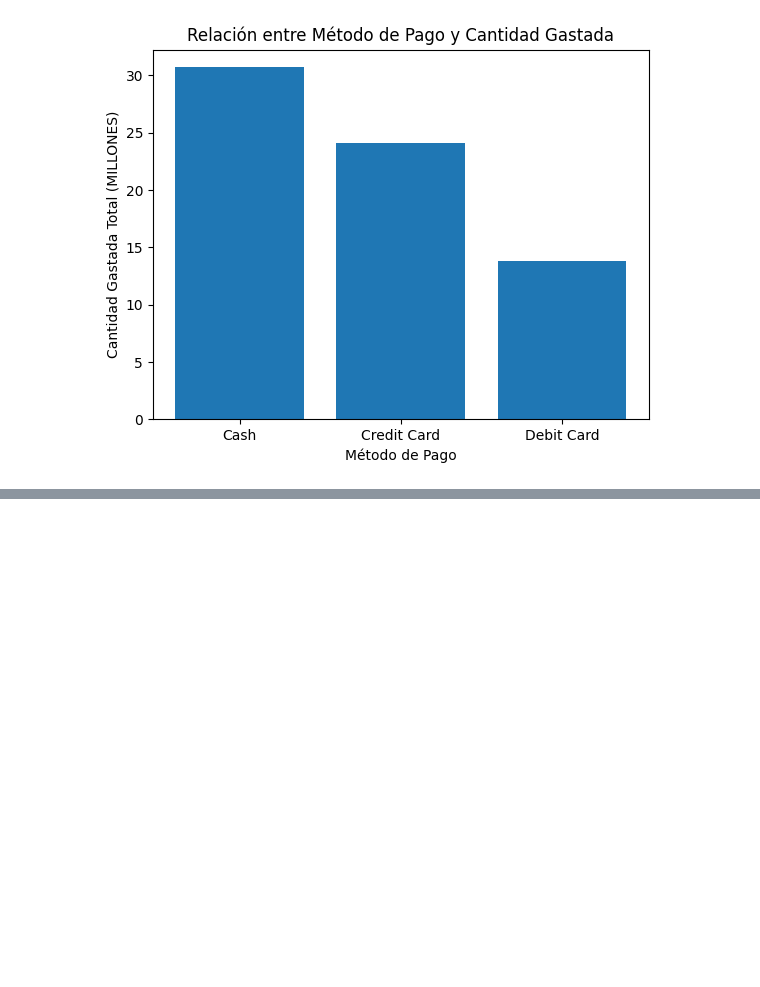
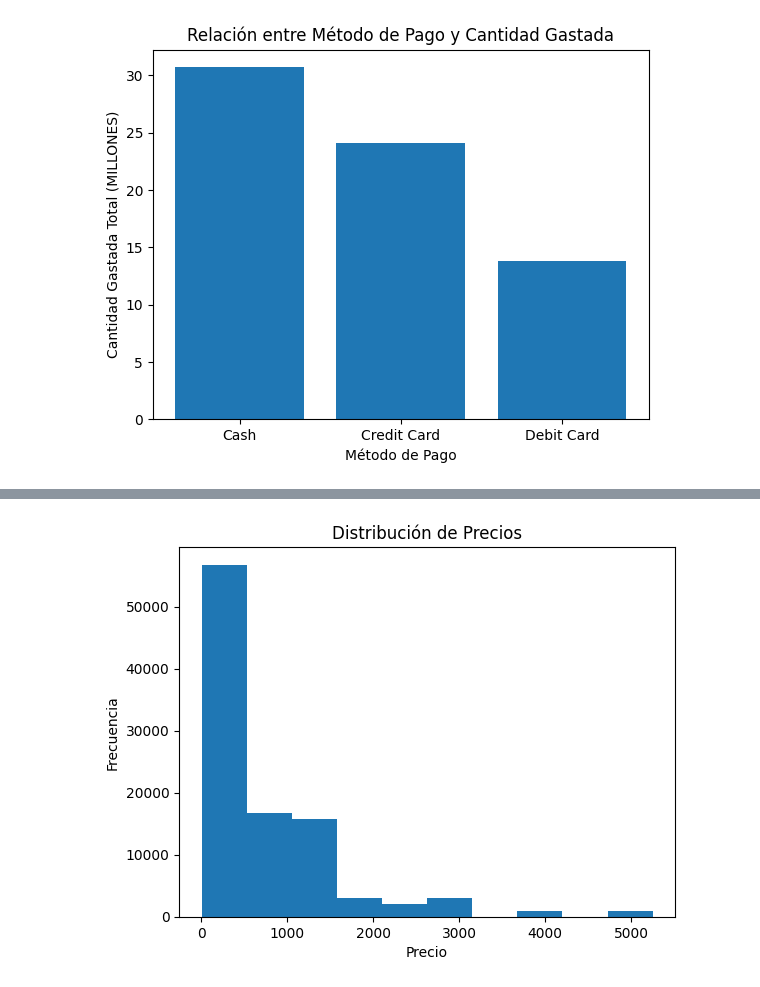
Before and after one commit to CarmenRosillo/retail-analisis, a Jupyter notebook: retail.ipynb, the cells around one changed output, grey strips where cells are left out. Saved outputs shown, nothing was run; the diff lists cells and outputs as text; code cells hidden in the pictures; blank space fills up the shorter version.

```diff
--- a/retail.ipynb
+++ b/retail.ipynb
@@ -400,0 +426,9 @@ plt.show()
+# %%
+# Visualización
+plt.hist(df1['price'], bins=10)
+plt.xlabel('Precio')
+plt.ylabel('Frecuencia')
+plt.title('Distribución de Precios')
+plt.show()
+# %% [output]
+[figure, added]
```
Also changed, not shown: parts of 3 cells of this notebook.
